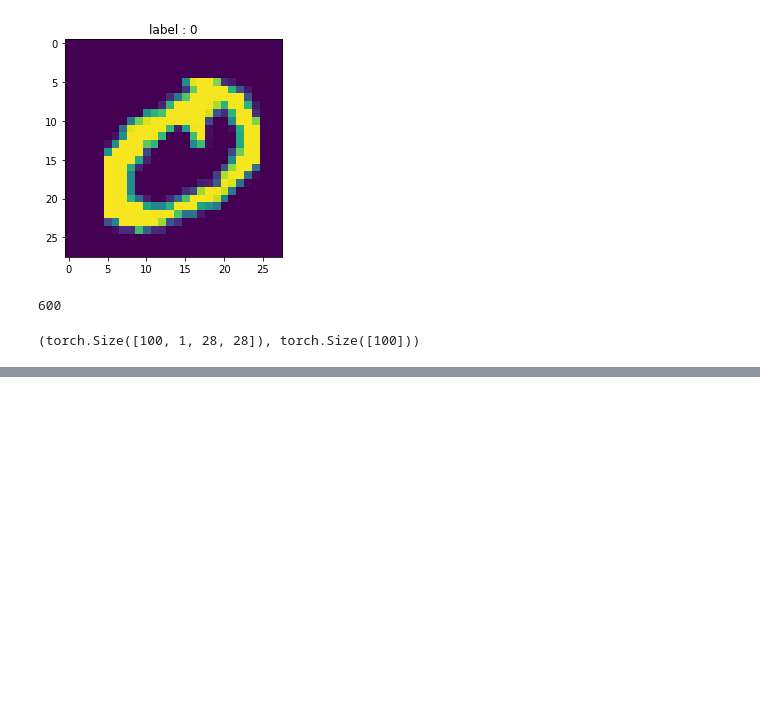
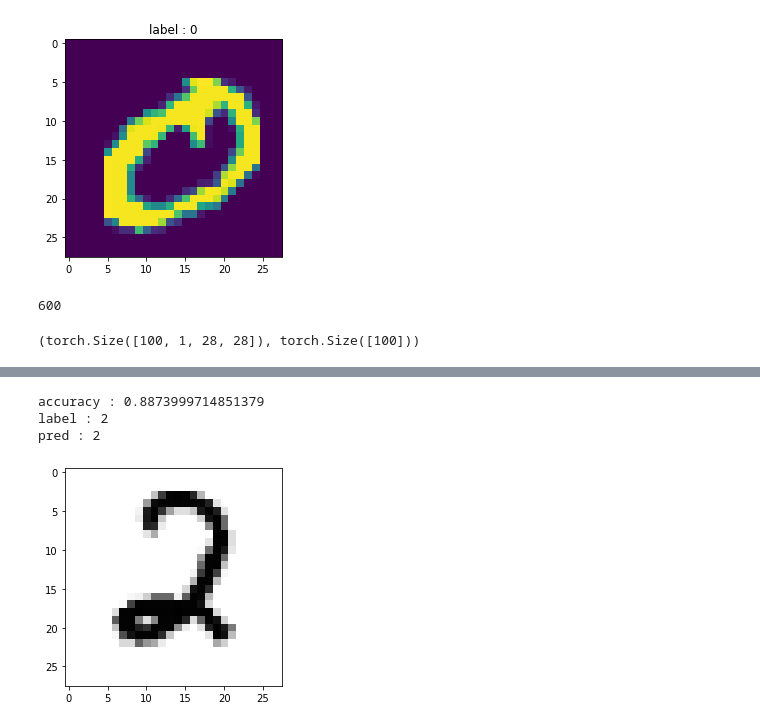
Before and after one commit to uberphoebus/study, a Jupyter notebook: pytorch-basic/pytorch-deeplearning-intro-wikidocs/05. softmax-regression.ipynb, the cells around one changed output, grey strips where cells are left out. Saved outputs shown, nothing was run; the diff lists cells and outputs as text; code cells hidden in the pictures; blank space fills up the shorter version.

```diff
--- a/pytorch-basic/pytorch-deeplearning-intro-wikidocs/05. softmax-regression.ipynb
+++ b/pytorch-basic/pytorch-deeplearning-intro-wikidocs/05. softmax-regression.ipynb
@@ -277,5 +286,5 @@ torch.manual_seed(seed)
 if device == 'cuda':
     torch.cuda.manual_seed_all(seed)
 # %%
-training_epochs = 15
+training_epochs = 10
 batch_size = 100
@@ -393,7 +396,29 @@ KeyboardInterrupt:
-# %%
-with torch.no_grad():
-    x_test = mnist_test.test_data.view(-1, 28*28).float().to(device)
-    y_test = mnist_test.test_labels.to(device)
-
-    pred = model(x_test)
-    correct += (pred)
+# %%
+with torch.no_grad():
+    x_test = mnist_test.test_data.view(-1, 28*28).float().to(device)
+    y_test = mnist_test.test_labels.to(device)
+
+    pred = model(x_test)
+    # correct = torch.argmax(pred, dim=1) == y_test
+    correct = pred.argmax(dim=1) == y_test
+    accuracy = correct.float().mean()
+
+    print(f'accuracy : {accuracy.item()}')
+
+    r = torch.randint(low=0, high=len(mnist_test) - 1, size=(1, ))
+
+    x_sample = mnist_test.test_data[r:r+1].view(-1, 28*28).float().to(device)
+    y_sample = mnist_test.test_labels[r:r+1].to(device)
+
+    print(f'label : {y_sample.item()}')
+
+    sample_prediction = model(x_sample)
+    print(f'pred : {torch.argmax(sample_prediction, dim=1).item()}')
+
+    plt.imshow(mnist_test.test_data[r:r+1].view(28, 28), cmap='Greys', interpolation='nearest')
+    plt.show()
+# %% [output]
+accuracy : 0.8873999714851379
+label : 2
+pred : 2
+[figure, added]
```
Also changed, not shown: parts of 5 cells of this notebook.
